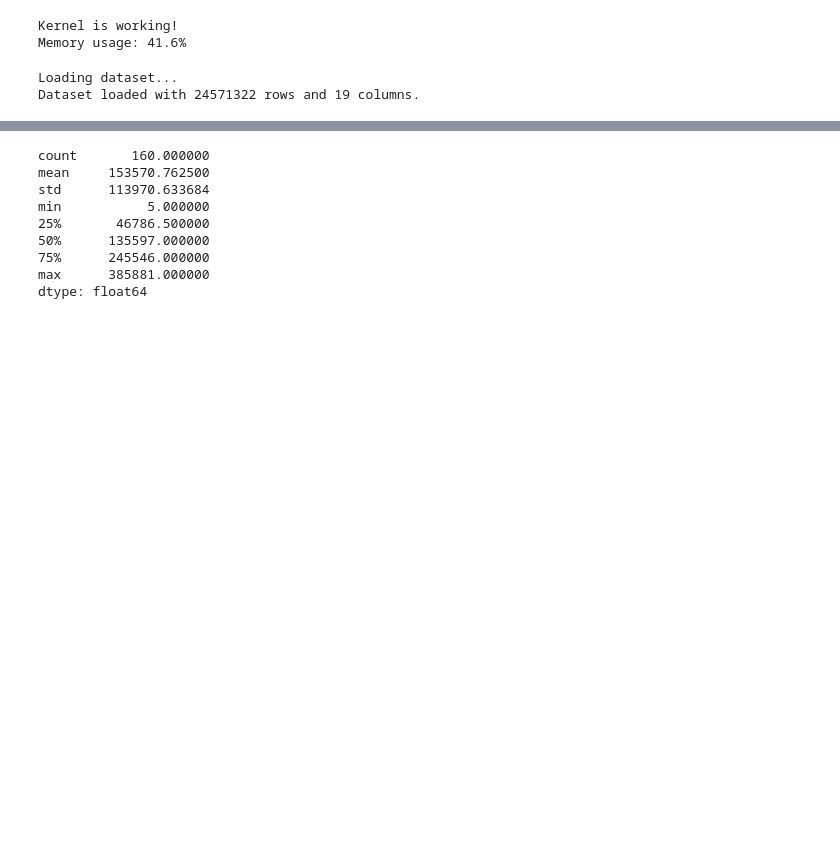
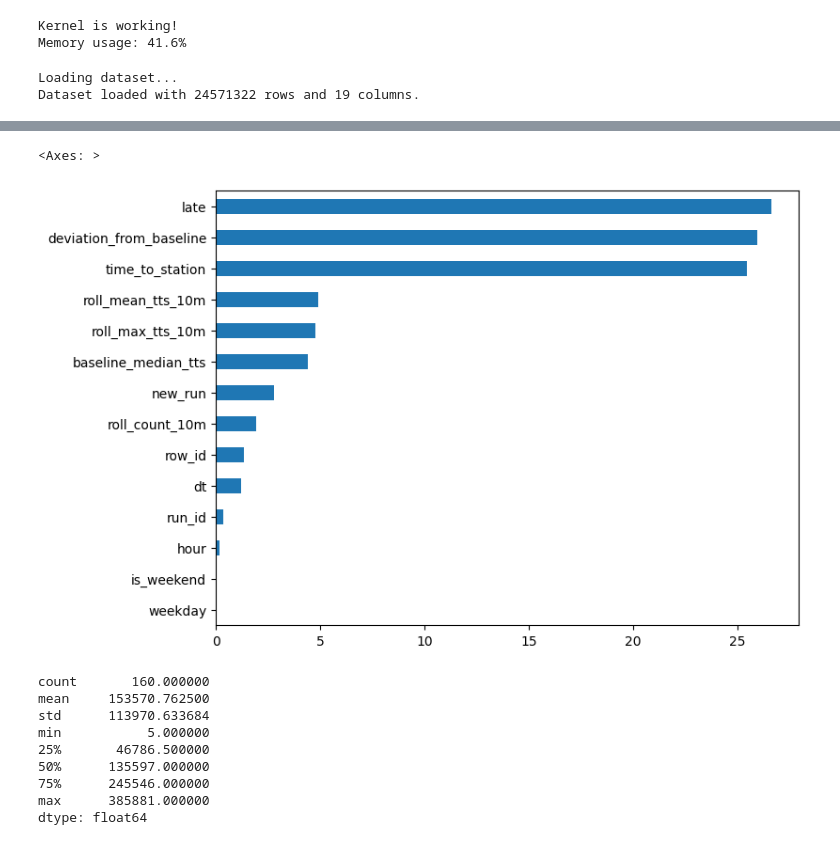
Before and after one commit to itsMayankVashistha/delaysense-transit-intelligence, a Jupyter notebook: notebooks/EDA_new_forecasting_data.ipynb, the cells around one changed output, grey strips where cells are left out. Drawn from its saved outputs; the diff is of its cells as text; code cells hidden in the pictures; blank space fills up the shorter version.

```diff
--- a/notebooks/EDA_new_forecasting_data.ipynb
+++ b/notebooks/EDA_new_forecasting_data.ipynb
@@ -60,3 +61,17 @@ df.sample(5)
+# %%
+target = "late_3min"
+
+(
+    df.corr(numeric_only=True)[target]
+    .drop(target)
+    .abs()
+    .pipe(lambda x: x / x.sum() * 100)
+    .sort_values()
+    .plot(kind="barh", figsize=(8,6))
+)
+# %% [output]
+<Axes: >
+[figure, added]
 # %%
 counts = df.groupby("vehicle_id").size()
 print(counts.describe())
```
Also changed, not shown: parts of 7 cells of this notebook.
